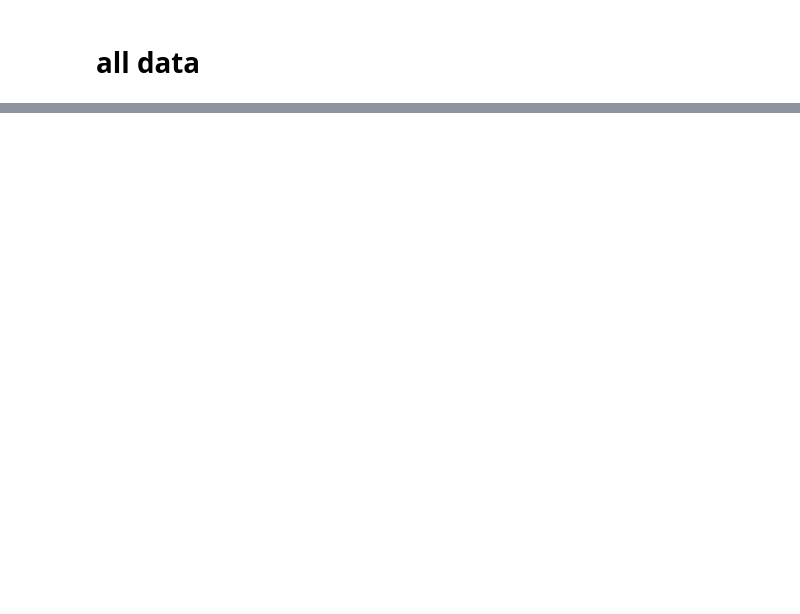
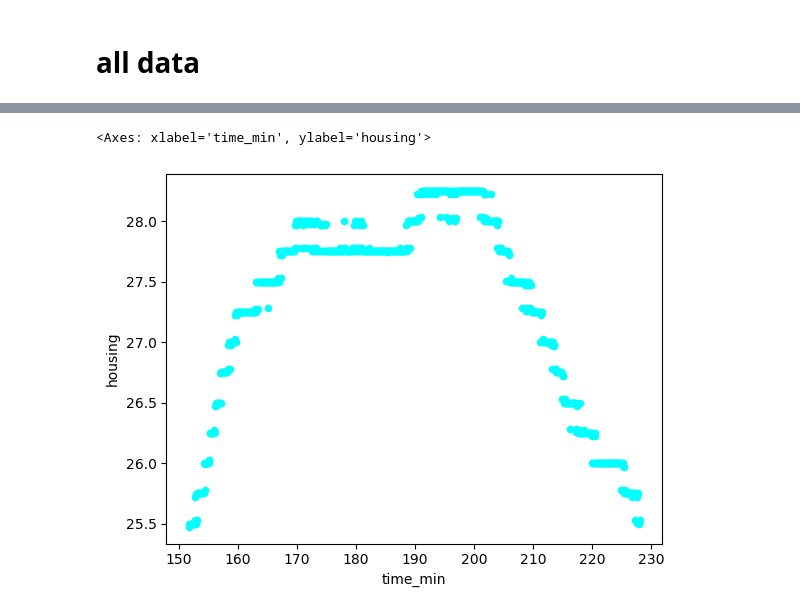
Before and after one commit to beckdac/qtkiln, a Jupyter notebook: qtk_plot.ipynb, the cells around one changed output, grey strips where cells are left out. Cells and saved outputs as stored; diff of their text form; code cells hidden in the pictures; blank space fills up the shorter version.

```diff
--- a/qtk_plot.ipynb
+++ b/qtk_plot.ipynb
@@ -114,0 +106,5 @@ df.plot(kind='scatter', x='time_since_change_min', y='kiln')
+# %%
+df.plot(kind='scatter', x='time_min', y='housing', color="cyan")
+# %% [output]
+<Axes: xlabel='time_min', ylabel='housing'>
+[figure, added]
```
Also changed, not shown: parts of 11 cells of this notebook, 2 other files.
